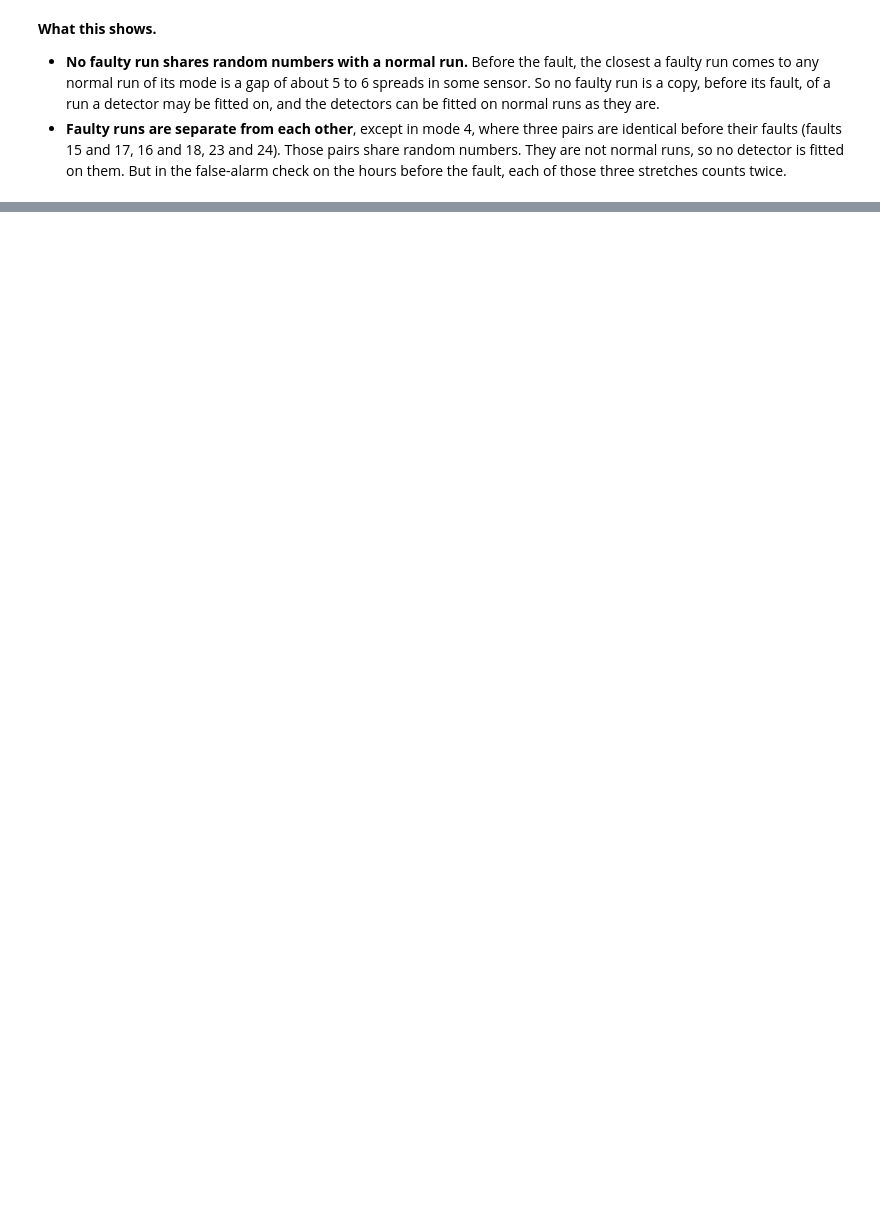
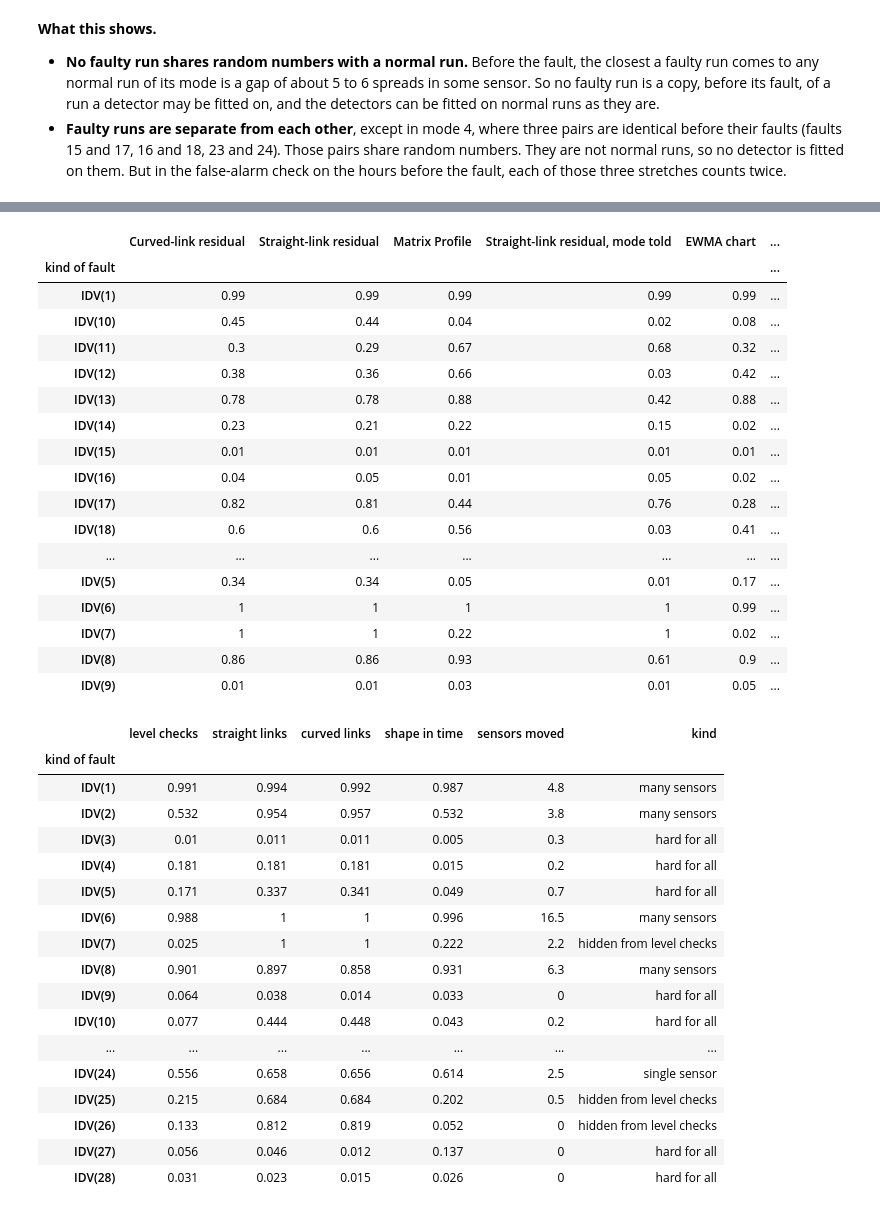
Before and after one commit to NeerajGit16/deep-learning-in-anomaly-detection, a Jupyter notebook: anomaly_lab/06_multimode_tep.ipynb, the cells around one changed output, grey strips where cells are left out. Saved outputs shown, nothing was run; the diff lists cells and outputs as text; code cells hidden in the pictures; blank space fills up the shorter version.

```diff
--- a/anomaly_lab/06_multimode_tep.ipynb
+++ b/anomaly_lab/06_multimode_tep.ipynb
@@ -371,0 +479,40 @@ Time of the first and last reading after loading (hours): {'fault-free first, la
+# %%
+display(multimode.told_name(run.fault_table(reports["all modes"])))
+multimode.fault_kinds()
+# %% [output]
+|  | Curved-link residual | Straight-link residual | Matrix Profile | Straight-link residual, mode told | EWMA chart | ... |
+| kind of fault |  |  |  |  |  | ... |
+| IDV(1) | 0.99 | 0.99 | 0.99 | 0.99 | 0.99 | ... |
+| IDV(10) | 0.45 | 0.44 | 0.04 | 0.02 | 0.08 | ... |
+| IDV(11) | 0.3 | 0.29 | 0.67 | 0.68 | 0.32 | ... |
+| IDV(12) | 0.38 | 0.36 | 0.66 | 0.03 | 0.42 | ... |
+| IDV(13) | 0.78 | 0.78 | 0.88 | 0.42 | 0.88 | ... |
+| IDV(14) | 0.23 | 0.21 | 0.22 | 0.15 | 0.02 | ... |
+| IDV(15) | 0.01 | 0.01 | 0.01 | 0.01 | 0.01 | ... |
+| IDV(16) | 0.04 | 0.05 | 0.01 | 0.05 | 0.02 | ... |
+| IDV(17) | 0.82 | 0.81 | 0.44 | 0.76 | 0.28 | ... |
+| IDV(18) | 0.6 | 0.6 | 0.56 | 0.03 | 0.41 | ... |
+| ... | ... | ... | ... | ... | ... | ... |
+| IDV(5) | 0.34 | 0.34 | 0.05 | 0.01 | 0.17 | ... |
+| IDV(6) | 1 | 1 | 1 | 1 | 0.99 | ... |
+| IDV(7) | 1 | 1 | 0.22 | 1 | 0.02 | ... |
+| IDV(8) | 0.86 | 0.86 | 0.93 | 0.61 | 0.9 | ... |
+| IDV(9) | 0.01 | 0.01 | 0.03 | 0.01 | 0.05 | ... |
+|  | level checks | straight links | curved links | shape in time | sensors moved | kind |
+| kind of fault |  |  |  |  |  |  |
+| IDV(1) | 0.991 | 0.994 | 0.992 | 0.987 | 4.8 | many sensors |
+| IDV(2) | 0.532 | 0.954 | 0.957 | 0.532 | 3.8 | many sensors |
+| IDV(3) | 0.01 | 0.011 | 0.011 | 0.005 | 0.3 | hard for all |
+| IDV(4) | 0.181 | 0.181 | 0.181 | 0.015 | 0.2 | hard for all |
+| IDV(5) | 0.171 | 0.337 | 0.341 | 0.049 | 0.7 | hard for all |
+| IDV(6) | 0.988 | 1 | 1 | 0.996 | 16.5 | many sensors |
+| IDV(7) | 0.025 | 1 | 1 | 0.222 | 2.2 | hidden from level checks |
+| IDV(8) | 0.901 | 0.897 | 0.858 | 0.931 | 6.3 | many sensors |
+| IDV(9) | 0.064 | 0.038 | 0.014 | 0.033 | 0 | hard for all |
+| IDV(10) | 0.077 | 0.444 | 0.448 | 0.043 | 0.2 | hard for all |
+| ... | ... | ... | ... | ... | ... | ... |
+| IDV(24) | 0.556 | 0.658 | 0.656 | 0.614 | 2.5 | single sensor |
+| IDV(25) | 0.215 | 0.684 | 0.684 | 0.202 | 0.5 | hidden from level checks |
+| IDV(26) | 0.133 | 0.812 | 0.819 | 0.052 | 0 | hidden from level checks |
+| IDV(27) | 0.056 | 0.046 | 0.012 | 0.137 | 0 | hard for all |
+| IDV(28) | 0.031 | 0.023 | 0.015 | 0.026 | 0 | hard for all |
```
Also changed, not shown: parts of 15 cells of this notebook, 5 other files.
